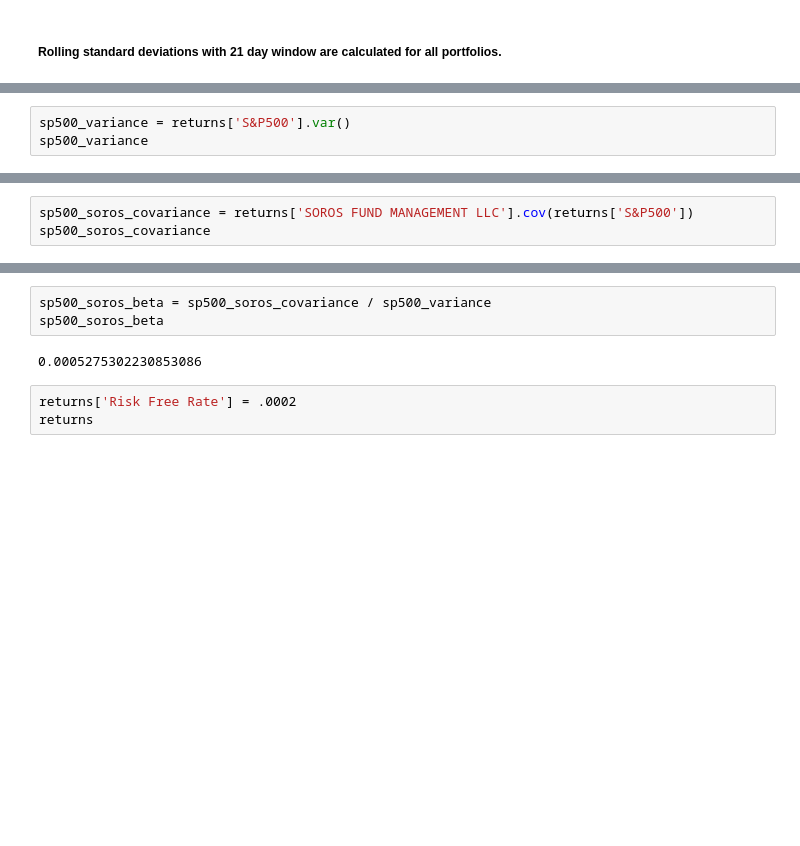
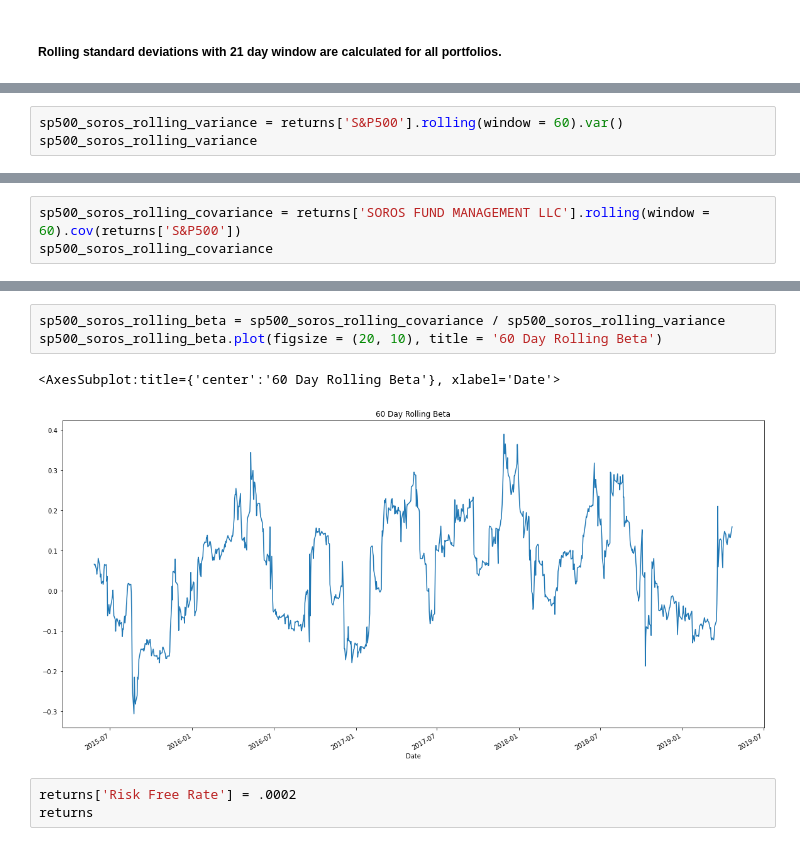
Before and after one commit to allsmit/python-homework, a Jupyter notebook: WhaleOff/main.ipynb, the cells around one changed output, grey strips where cells are left out. Saved outputs shown, nothing was run; the diff lists cells and outputs as text; blank space fills up the shorter version.

```diff
--- a/WhaleOff/main.ipynb
+++ b/WhaleOff/main.ipynb
@@ -293,4 +333,4 @@ returns.corr()
 # %%
-sp500_variance = returns['S&P500'].var()
-sp500_variance
+sp500_soros_rolling_variance = returns['S&P500'].rolling(window = 60).var()
+sp500_soros_rolling_variance
 # %% [output]
@@ -298,4 +350,4 @@ sp500_variance
 # %%
-sp500_soros_covariance = returns['SOROS FUND MANAGEMENT LLC'].cov(returns['S&P500'])
-sp500_soros_covariance
+sp500_soros_rolling_covariance = returns['SOROS FUND MANAGEMENT LLC'].rolling(window = 60).cov(returns['S&P500'])
+sp500_soros_rolling_covariance
 # %% [output]
@@ -303,8 +367,9 @@ sp500_soros_covariance
-# %%
-sp500_soros_beta = sp500_soros_covariance / sp500_variance
-sp500_soros_beta
-# %% [output]
-0.0005275302230853086
+# %%
+sp500_soros_rolling_beta = sp500_soros_rolling_covariance / sp500_soros_rolling_variance
+sp500_soros_rolling_beta.plot(figsize = (20, 10), title = '60 Day Rolling Beta')
+# %% [output]
+<AxesSubplot:title={'center':'60 Day Rolling Beta'}, xlabel='Date'>
+[figure, added]
 # %%
 returns['Risk Free Rate'] = .0002
 returns
```
Also changed, not shown: parts of 22 cells of this notebook.
